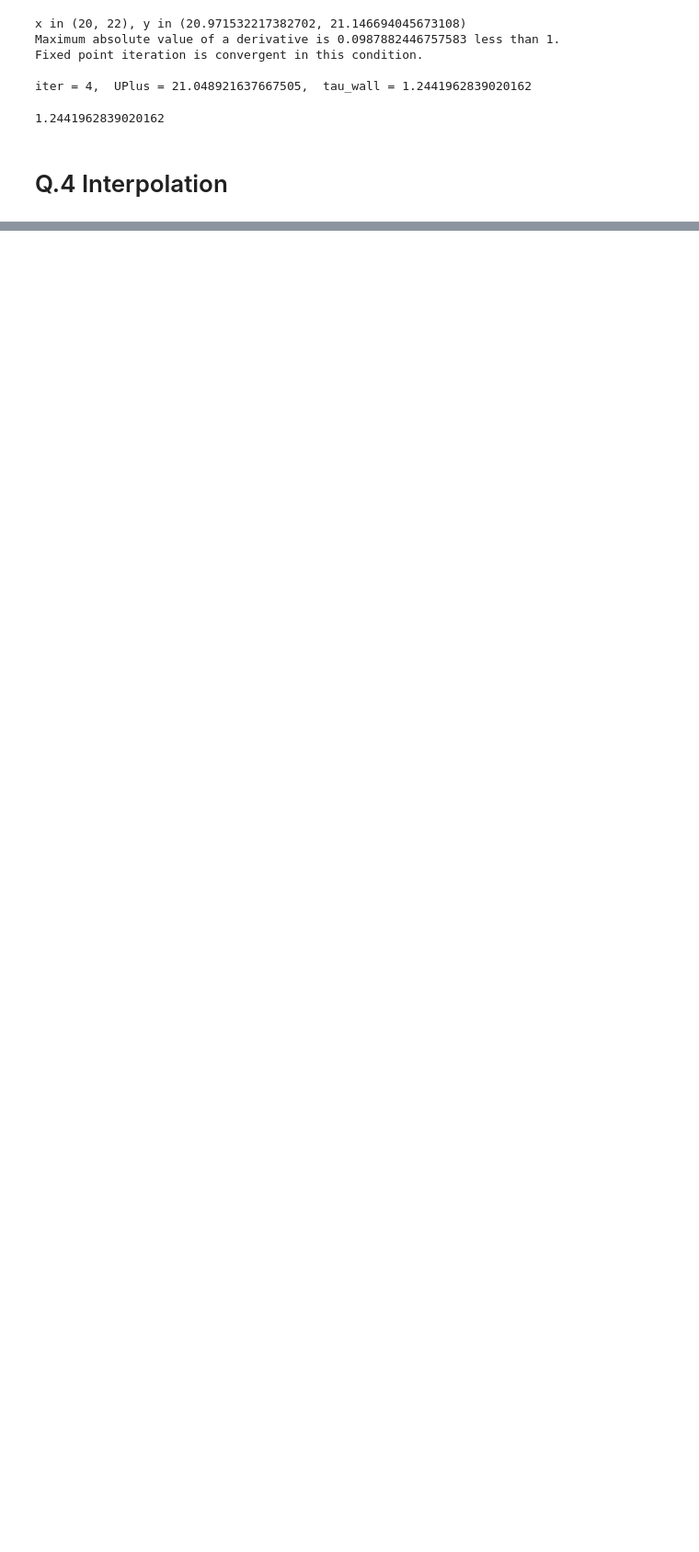
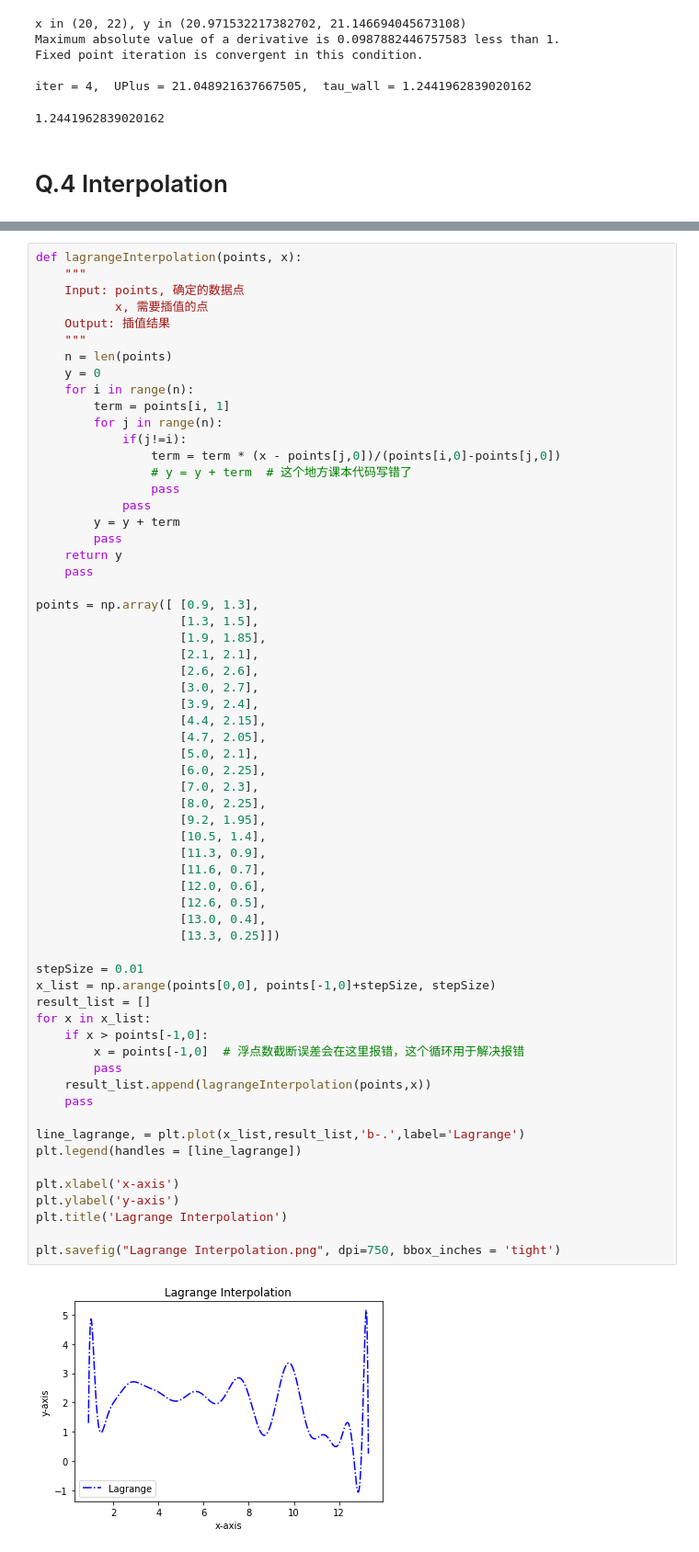
Before and after one commit to Zheming-Wu/Learning, a Jupyter notebook: Professional_Study/Numerical_Analysis/CourseProject.ipynb, the cells around one changed output, grey strips where cells are left out. Shown at 92% size. Saved outputs shown, nothing was run; the diff lists cells and outputs as text; blank space fills up the shorter version.

```diff
--- a/Professional_Study/Numerical_Analysis/CourseProject.ipynb
+++ b/Professional_Study/Numerical_Analysis/CourseProject.ipynb
@@ -512,0 +520,64 @@ iter = 4,  UPlus = 21.048921637667505,  tau_wall = 1.2441962839020162
+# %%
+def lagrangeInterpolation(points, x):
+    """
+    Input: points, 确定的数据点
+           x, 需要插值的点
+    Output: 插值结果
+    """
+    n = len(points)
+    y = 0
+    for i in range(n):
+        term = points[i, 1]
+        for j in range(n):
+            if(j!=i):
+                term = term * (x - points[j,0])/(points[i,0]-points[j,0])
+                # y = y + term  # 这个地方课本代码写错了
+                pass
+            pass
+        y = y + term
+        pass
+    return y
+    pass
+
+points = np.array([ [0.9, 1.3],
+                    [1.3, 1.5],
+                    [1.9, 1.85],
+                    [2.1, 2.1],
+                    [2.6, 2.6],
+                    [3.0, 2.7],
+                    [3.9, 2.4],
+                    [4.4, 2.15],
+                    [4.7, 2.05],
+                    [5.0, 2.1],
+                    [6.0, 2.25],
+                    [7.0, 2.3],
+                    [8.0, 2.25],
+                    [9.2, 1.95],
+                    [10.5, 1.4],
+                    [11.3, 0.9],
+                    [11.6, 0.7],
+                    [12.0, 0.6],
+                    [12.6, 0.5],
+                    [13.0, 0.4],
+                    [13.3, 0.25]])
+
+stepSize = 0.01
+x_list = np.arange(points[0,0], points[-1,0]+stepSize, stepSize)
+result_list = []
+for x in x_list:
+    if x > points[-1,0]:
+        x = points[-1,0]  # 浮点数截断误差会在这里报错，这个循环用于解决报错
+        pass
+    result_list.append(lagrangeInterpolation(points,x))
+    pass
+
+line_lagrange, = plt.plot(x_list,result_list,'b-.',label='Lagrange')
+plt.legend(handles = [line_lagrange])
+
+plt.xlabel('x-axis')
+plt.ylabel('y-axis')
+plt.title('Lagrange Interpolation')
+
+plt.savefig("Lagrange Interpolation.png", dpi=750, bbox_inches = 'tight')
+# %% [output]
+[figure, added]
```
Also changed, not shown: parts of 28 cells of this notebook.
